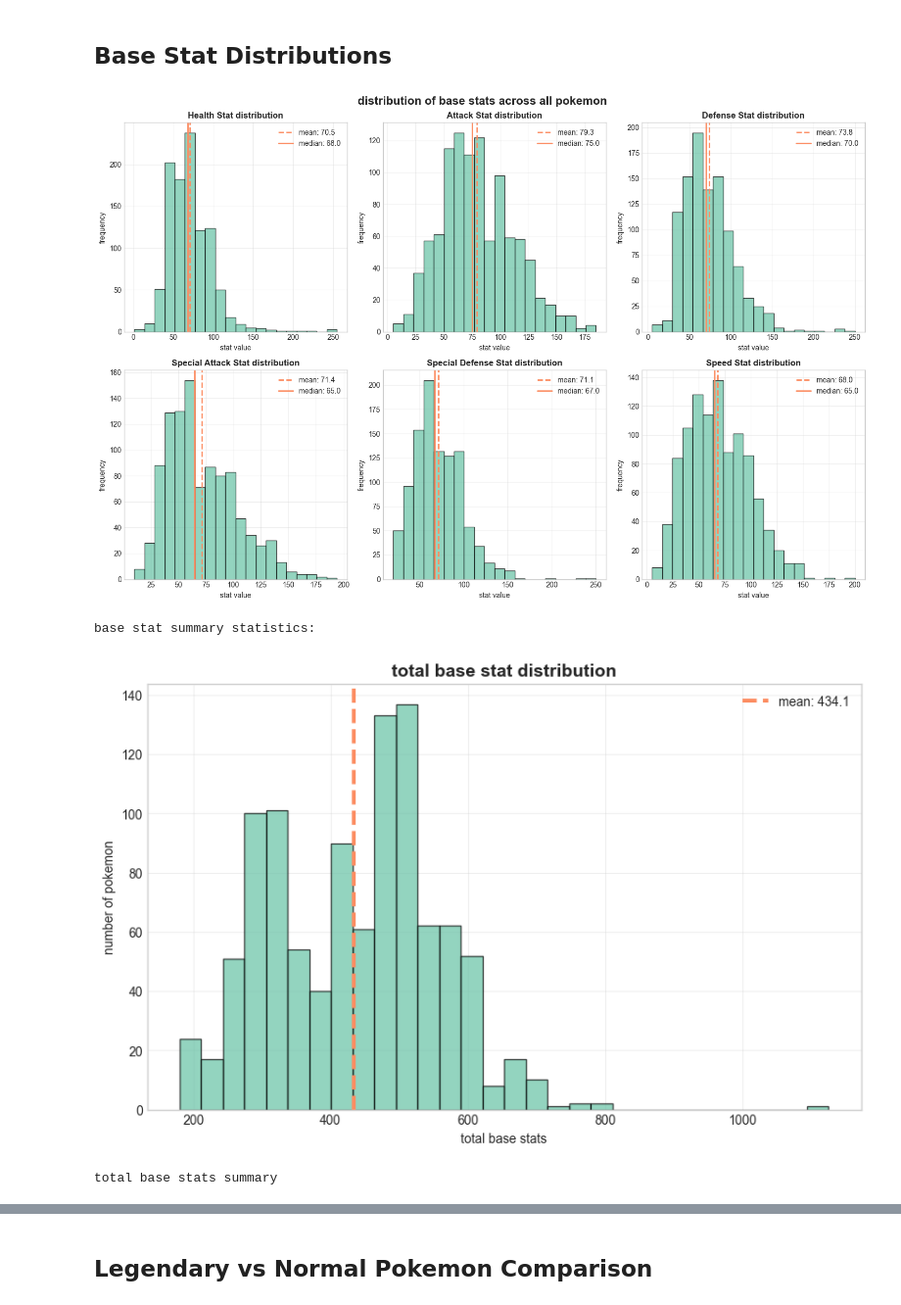
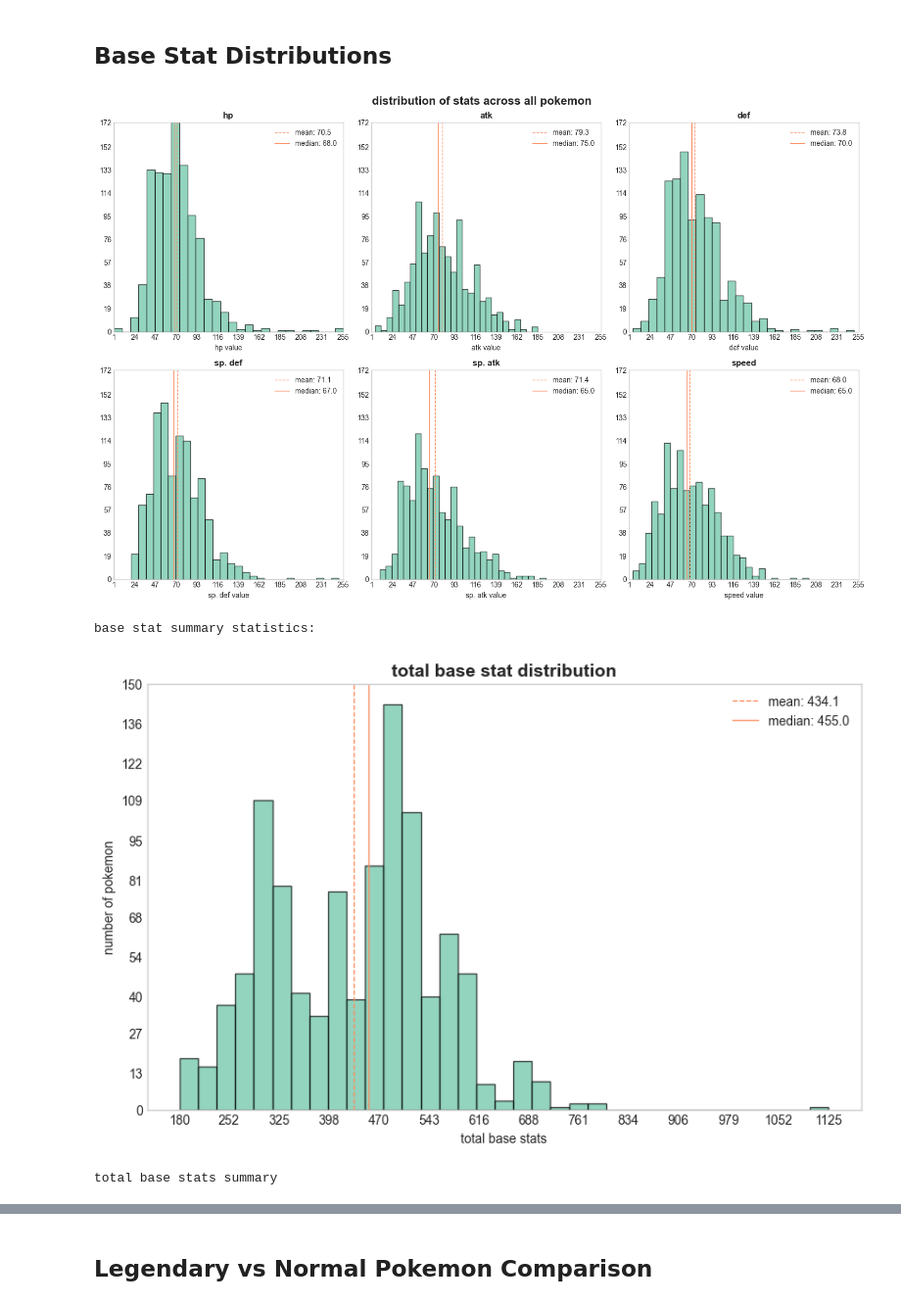
Before and after one commit to Redseba/Team-Rocket-Research, a Jupyter notebook: 1_data_distributions.ipynb, the cells around one changed output, grey strips where cells are left out. Shown: that part at 98% size. Saved outputs shown, nothing was run; the diff lists cells and outputs as text; code cells hidden in the pictures.

Commit message:
updated legendary outlier

```diff
--- a/1_data_distributions.ipynb
+++ b/1_data_distributions.ipynb
@@ -314,66 +341,99 @@ dual-type pokemon: 560
 # %% [markdown]
 ## Base Stat Distributions
 # %%
-stats_cols = ['Health Stat', 'Attack Stat', 'Defense Stat', 'Special Attack Stat', 'Special Defense Stat', 'Speed Stat']
+# use base_stats_radar order for all stat plots, left-to-right (hp first, speed last)
+base_stats_radar = [
+    'Health Stat',         # hp
+    'Attack Stat',         # atk
+    'Defense Stat',        # def
+    'Special Defense Stat',# sp. def
+    'Special Attack Stat', # sp. atk
+    'Speed Stat'           # speed
+]
+stat_labels = ['hp', 'atk', 'def', 'sp. def', 'sp. atk', 'speed']
+stats_cols = base_stats_radar
+stat_labels_plot = stat_labels
 
-# individual stat distributions
+# calculate global min and max for x-axis across all stats
+global_x_min = min(df_clean[stat].min() for stat in stats_cols)
+global_x_max = max(df_clean[stat].max() for stat in stats_cols)
+
+# calculate max y for all histograms for consistent height
+max_y = 0
+hist_data = []
+for stat in stats_cols:
+    counts, bins = np.histogram(df_clean[stat], bins=28)
+    hist_data.append((counts, bins))
+    if counts.max() > max_y:
+        max_y = counts.max()
+
+# individual stat distributions (consistent y-axis, consistent labels, fewer bins, more ticks, no grid, consistent x-axis, consistent order)
 fig, axes = plt.subplots(2, 3, figsize=(15, 10))
-fig.suptitle('distribution of base stats across all pokemon', fontsize=16, fontweight='bold')
+fig.suptitle('distribution of stats across all pokemon', fontsize=16, fontweight='bold')
 
-for i, stat in enumerate(stats_cols):
+for i, (stat, label) in enumerate(zip(stats_cols, stat_labels_plot)):
     row, col = i // 3, i % 3
-    axes[row, col].hist(df_clean[stat], bins=20, alpha=0.7, color=presentation_palette[0], edgecolor='black')
-    axes[row, col].axvline(df_clean[stat].mean(), color=presentation_palette[1], linestyle='--', linewidth=2, label=f'mean: {df_clean[stat].mean():.1f}')
-    axes[row, col].axvline(df_clean[stat].median(), color=presentation_palette[1], linestyle='-', linewidth=2, label=f'median: {df_clean[stat].median():.1f}')
-    axes[row, col].set_title(f'{stat} distribution', fontweight='bold')
-    axes[row, col].set_xlabel('stat value')
-    axes[row, col].set_ylabel('frequency')
+    axes[row, col].hist(df_clean[stat], bins=28, alpha=0.7, color=presentation_palette[0], edgecolor='black')
+    axes[row, col].axvline(df_clean[stat].mean(), color=presentation_palette[1], linestyle='--', linewidth=1, label=f'mean: {df_clean[stat].mean():.1f}')
+    axes[row, col].axvline(df_clean[stat].median(), color=presentation_palette[1], linestyle='-', linewidth=1, label=f'median: {df_clean[stat].median():.1f}')
+    axes[row, col].set_title(f'{label}', fontweight='bold')
+    axes[row, col].set_xlabel(f'{label} value')
+    axes[row, col].set_ylabel('')
     axes[row, col].legend()
-    axes[row, col].grid(True, alpha=0.3)
+    axes[row, col].grid(False)
+    axes[row, col].set_xticks(np.linspace(global_x_min, global_x_max, num=12, dtype=int))
+    axes[row, col].set_yticks(np.linspace(0, max_y, num=10, dtype=int))
+    axes[row, col].set_ylim(0, max_y)
+    axes[row, col].set_xlim(global_x_min, global_x_max)
 
 plt.tight_layout()
-plt.savefig('figures/distribution/base_stats_distributions.png', dpi=300, bbox_inches='tight')
+plt.savefig('figures/distribution/base_stats_distributions.png', dpi=600, bbox_inches='tight')
 plt.show()
 
 # summary statistics table
 print("base stat summary statistics:")
 stats_summary = df_clean[stats_cols].describe().round(1)
 stats_summary
 
-# total base stat distribution
+# total base stat distribution (fewer bins, more ticks, no grid)
 plt.figure(figsize=(10, 6))
-plt.hist(df_clean['Base Stat Total'], bins=30, alpha=0.7, color=presentation_palette[0], edgecolor='black')
-plt.axvline(df_clean['Base Stat Total'].mean(), color=presentation_palette[1], linestyle='--', linewidth=3,
+plt.hist(df_clean['Base Stat Total'], bins=35, alpha=0.7, color=presentation_palette[0], edgecolor='black')
+plt.axvline(df_clean['Base Stat Total'].mean(), color=presentation_palette[1], linestyle='--', linewidth=1,
             label=f'mean: {df_clean["Base Stat Total"].mean():.1f}')
+plt.axvline(df_clean['Base Stat Total'].median(), color=presentation_palette[1], linestyle='-', linewidth=1,
+            label=f'median: {df_clean["Base Stat Total"].median():.1f}')
 plt.title('total base stat distribution', fontsize=14, fontweight='bold')
 plt.xlabel('total base stats')
 plt.ylabel('number of pokemon')
 plt.legend()
-plt.grid(True, alpha=0.3)
-plt.savefig('figures/distribution/total_base_stat_distribution.png', dpi=300, bbox_inches='tight')
+plt.grid(False)
+x_min, x_max = int(df_clean['Base Stat Total'].min()), int(df_clean['Base Stat Total'].max())
+plt.xticks(np.linspace(x_min, x_max, num=14, dtype=int))
+plt.yticks(np.linspace(0, plt.gca().get_ylim()[1], num=12, dtype=int))
+plt.savefig('figures/distribution/total_base_stat_distribution.png', dpi=600, bbox_inches='tight')
 plt.show()
 
 # total stats summary table
 total_stats_summary = pd.DataFrame({
     'metric': [
         'average total stats',
         'minimum total stats',
         'maximum total stats',
         'standard deviation'
     ],
     'value': [
         round(df_clean['Base Stat Total'].mean(), 1),
         df_clean['Base Stat Total'].min(),
         df_clean['Base Stat Total'].max(),
         round(df_clean['Base Stat Total'].std(), 1)
     ]
 })
 print("total base stats summary")
 total_stats_summary
 # %% [output]
-[figure, old version]
+[figure, new version]
 base stat summary statistics:
-[figure, old version]
+[figure, new version]
 total base stats summary
 |  | metric | value |
 | 0 | average total stats | 434.1 |
```
Also changed, not shown: parts of 2 cells of this notebook, 11 other files.
